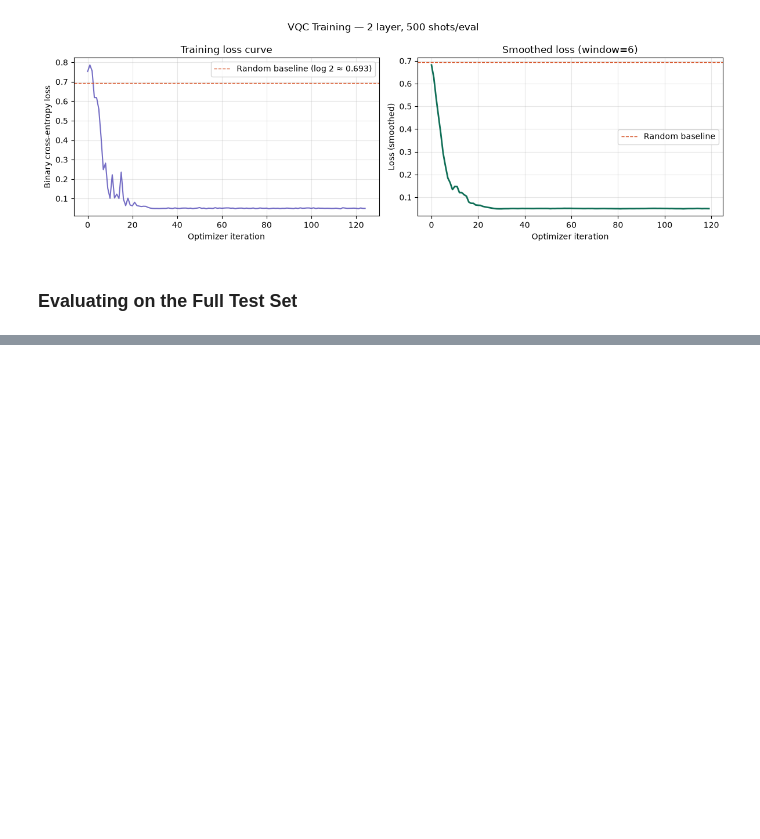
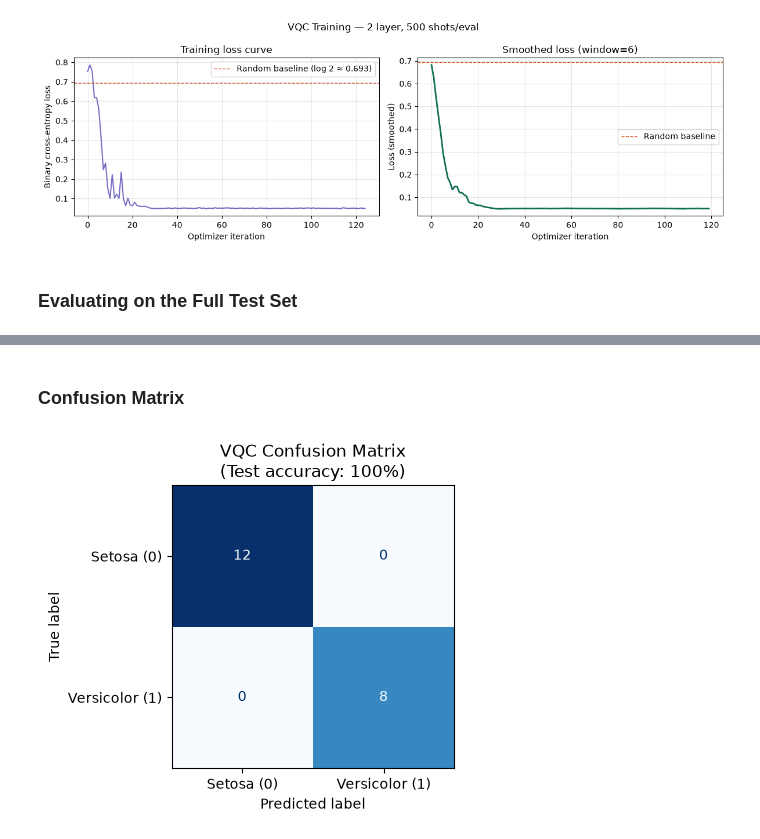
Before and after one commit to yiwen6826/variational-quantum-classifier, a Jupyter notebook: notebooks/training.ipynb, the cells around one changed output, grey strips where cells are left out. Drawn from its saved outputs; the diff is of its cells as text; code cells hidden in the pictures; blank space fills up the shorter version.

Commit message:
Comparison vs. Random, Confusion Matrix

```diff
--- a/notebooks/training.ipynb
+++ b/notebooks/training.ipynb
@@ -213,0 +249,17 @@ accuracy with optimized parameters: 20/20
+# %% [markdown]
+### Confusion Matrix
+# %%
+cm = confusion_matrix(y_test, y_preds)
+
+fig, ax = plt.subplots(figsize=(5, 4))
+disp = ConfusionMatrixDisplay(confusion_matrix=cm,
+                              display_labels=['Setosa (0)', 'Versicolor (1)'])
+disp.plot(ax=ax, colorbar=False, cmap='Blues')
+
+accuracy = np.mean(y_preds == y_test)
+ax.set_title(f"VQC Confusion Matrix\n(Test accuracy: {accuracy:.0%})")
+plt.tight_layout()
+plt.savefig("../results/vqc_confusion_matrix.png", dpi=150, bbox_inches='tight')
+plt.show()
+# %% [output]
+[figure, added]
```
Also changed, not shown: parts of 4 cells of this notebook, 1 other file.
